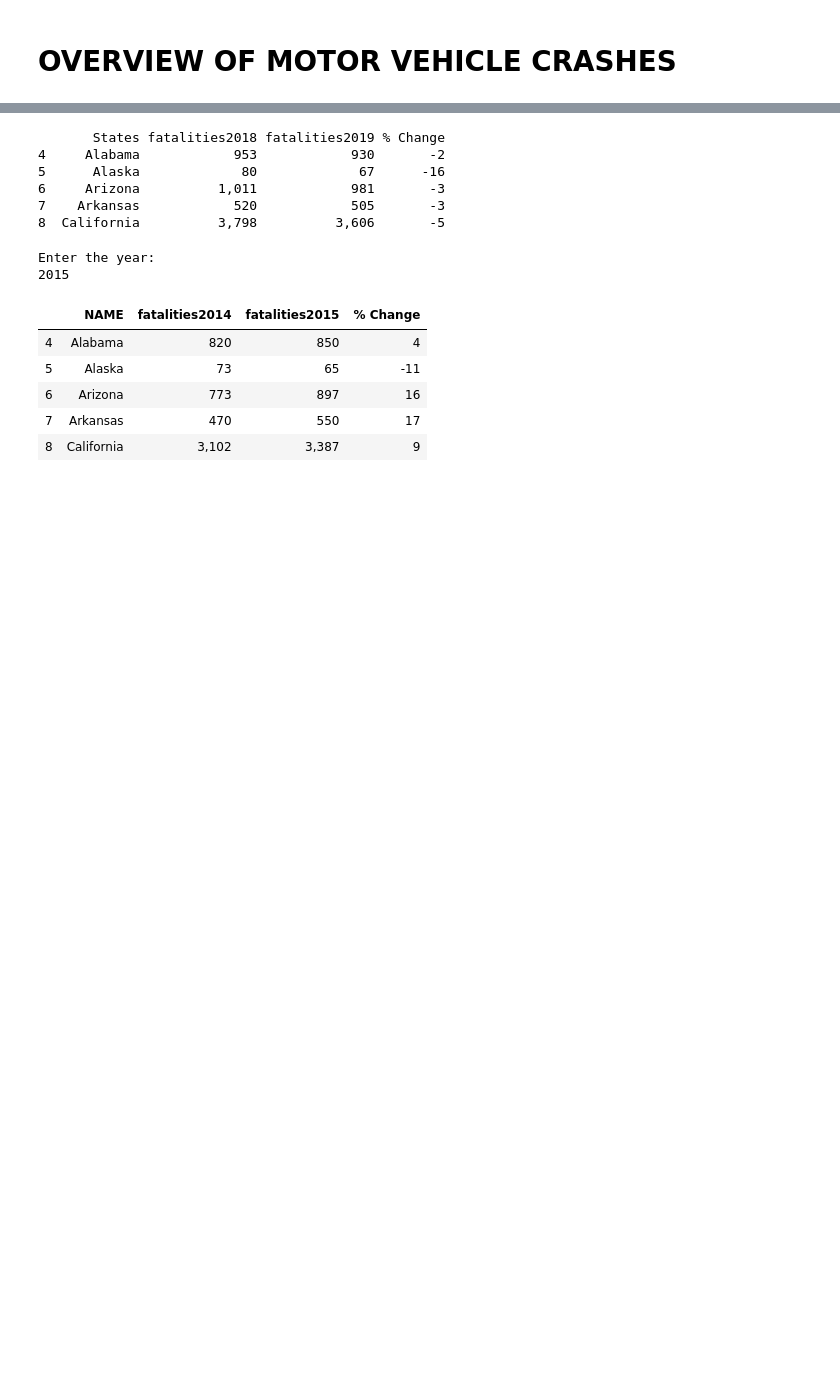
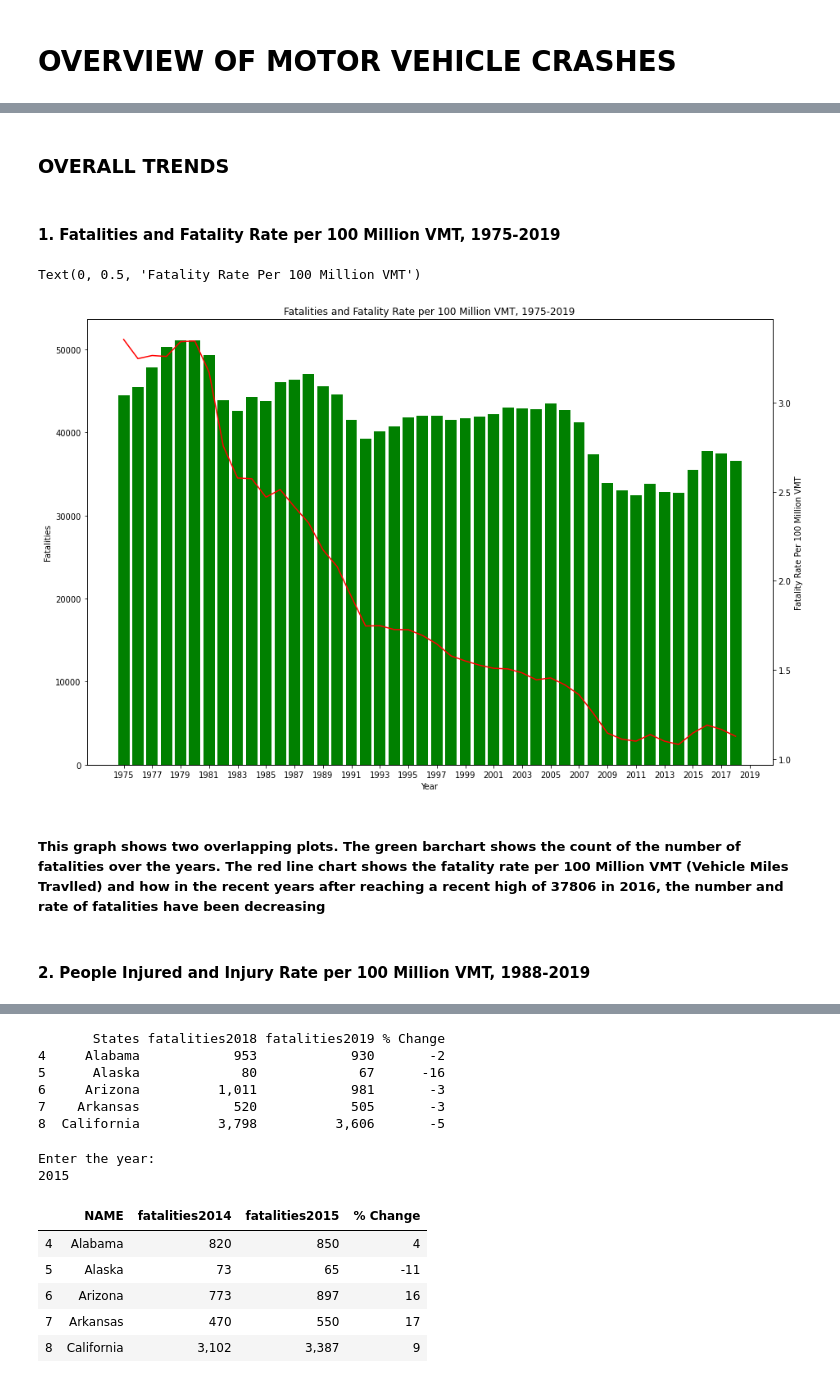
Before and after one commit to iSchool-597PR/2021Fall_finals, a Jupyter notebook: Visualization_NHTSA_Crash.ipynb, the cells around one changed output, grey strips where cells are left out. Drawn from its saved outputs; the diff is of its cells as text; code cells hidden in the pictures; blank space fills up the shorter version.

Commit message:
visualization changes made

```diff
--- a/Visualization_NHTSA_Crash.ipynb
+++ b/Visualization_NHTSA_Crash.ipynb
@@ -270,0 +21,26 @@ plt.xticks(x)
+# %% [markdown]
+### OVERALL TRENDS
+# %% [markdown]
+#### 1. Fatalities and Fatality Rate per 100 Million VMT, 1975-2019
+# %%
+df_sliced = df[df['Year']>=1975]
+
+x = []
+for i in range(1975, 2020,2):
+    x.append(i)
+plt.figure(1, figsize=(15,10))
+plt.title('Fatalities and Fatality Rate per 100 Million VMT, 1975-2019')
+barchart = plt.bar(df_sliced['Year'],df_sliced['Total Fatalities'], color='green')
+plt.xlabel('Year')
+plt.ylabel('Fatalities')
+plt.twinx()
+linechart = plt.plot(df_sliced['Year'], df_sliced['Fatality Rate per 100 Million VMT'], color='red')
+plt.xticks(x)
+plt.ylabel('Fatality Rate Per 100 Million VMT')
+# %% [output]
+Text(0, 0.5, 'Fatality Rate Per 100 Million VMT')
+[figure, added]
+# %% [markdown]
+##### This graph shows two overlapping plots. The green barchart shows the count of the number of fatalities over the years. The red line chart shows the fatality rate per 100 Million VMT (Vehicle Miles Travlled) and how in the recent years after reaching a recent high of 37806 in 2016, the number and rate of fatalities have been decreasing
+# %% [markdown]
+#### 2. People Injured and Injury Rate per 100 Million VMT, 1988-2019
```
Also changed, not shown: parts of 49 cells of this notebook.
